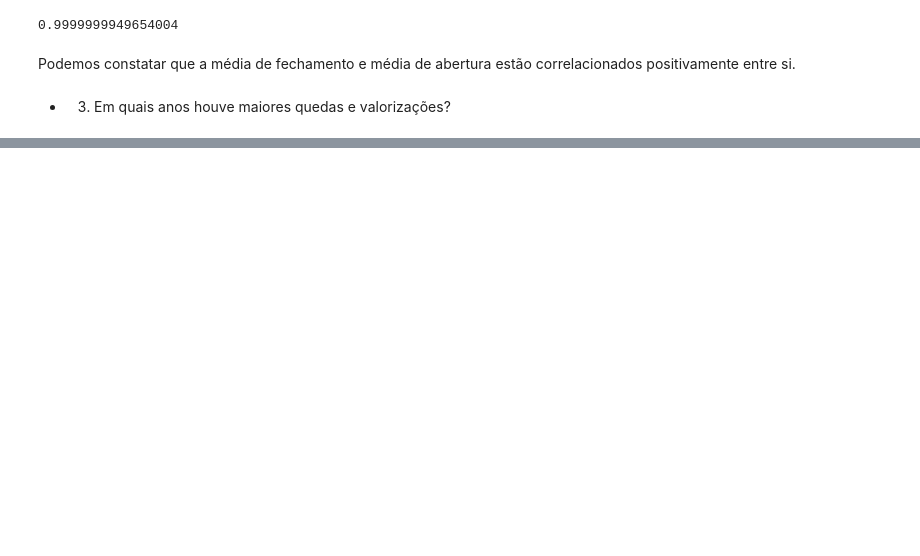
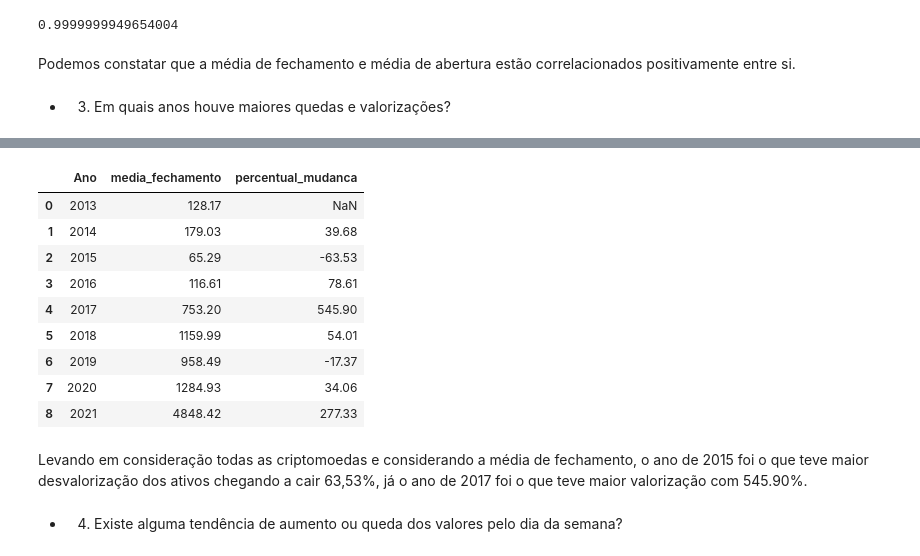
Before and after one commit to gideoni-santos/HermesCrypto, a Jupyter notebook: relatorio.ipynb, the cells around one changed output, grey strips where cells are left out. Saved outputs shown, nothing was run; the diff lists cells and outputs as text; code cells hidden in the pictures; blank space fills up the shorter version.

```diff
--- a/relatorio.ipynb
+++ b/relatorio.ipynb
@@ -406,0 +459,22 @@ Podemos constatar que a média de fechamento e média de abertura estão correla
+# %%
+oscilacao = {'Ano': [2013, 2014, 2015, 2016, 2017, 2018, 2019, 2020, 2021],
+        'media_fechamento': [128.173326, 179.027307, 65.286914, 116.611824, 753.197509, 1159.991910, 958.485501, 1284.932811, 4848.420770]}
+# %%
+df_oscilacao = pd.DataFrame(oscilacao)
+df_oscilacao['percentual_mudanca'] = df_oscilacao['media_fechamento'].pct_change() * 100
+df_oscilacao.round(2)
+# %% [output]
+|  | Ano | media_fechamento | percentual_mudanca |
+| 0 | 2013 | 128.17 | NaN |
+| 1 | 2014 | 179.03 | 39.68 |
+| 2 | 2015 | 65.29 | -63.53 |
+| 3 | 2016 | 116.61 | 78.61 |
+| 4 | 2017 | 753.20 | 545.90 |
+| 5 | 2018 | 1159.99 | 54.01 |
+| 6 | 2019 | 958.49 | -17.37 |
+| 7 | 2020 | 1284.93 | 34.06 |
+| 8 | 2021 | 4848.42 | 277.33 |
+# %% [markdown]
+Levando em consideração todas as criptomoedas e considerando a média de fechamento, o ano de 2015 foi o que teve maior desvalorização dos ativos chegando a cair 63,53%, já o ano de 2017 foi o que teve maior valorização com 545.90%.
+# %% [markdown]
+- 4. Existe alguma tendência de aumento ou queda dos valores pelo dia da semana?
```
Also changed, not shown: parts of 16 cells of this notebook.
